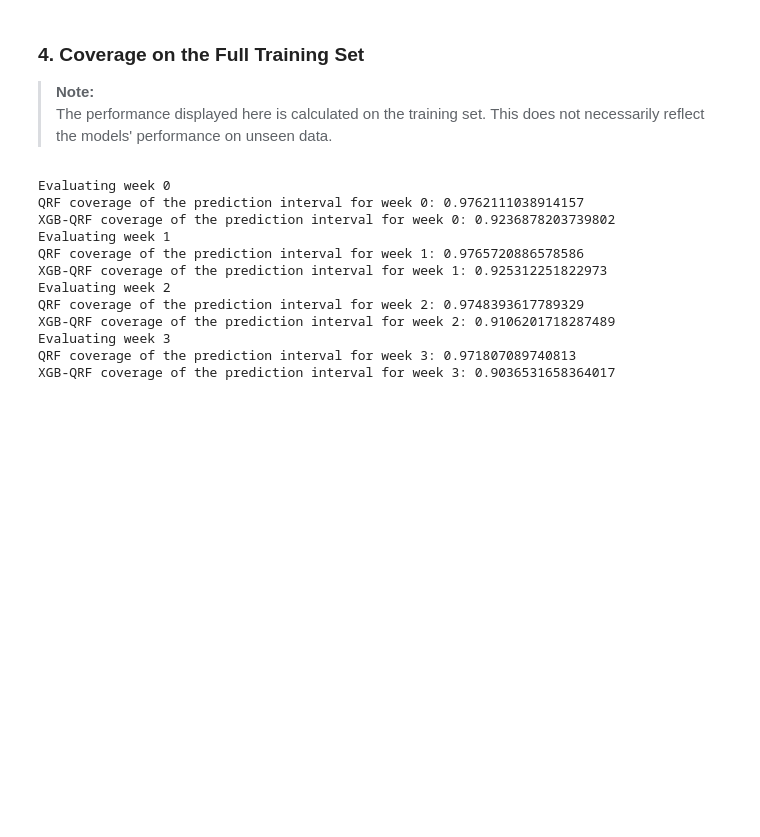
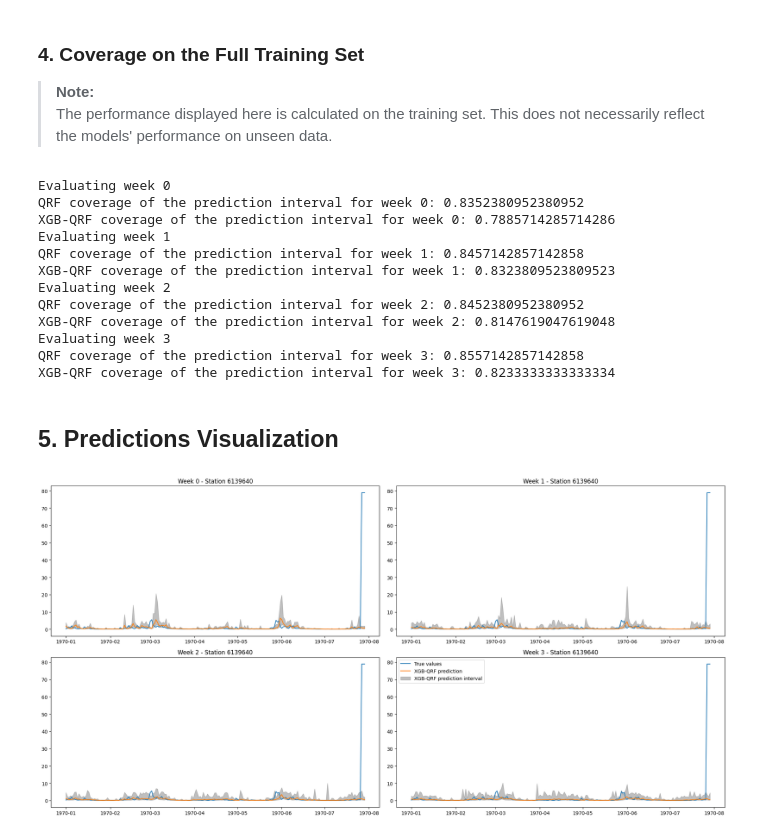
Before and after one commit to lucas066001/WaterScarcity.Hackathon, a Jupyter notebook: src/notebooks/Summary/03 - Model Training.ipynb, the cells around one changed output. Drawn from its saved outputs; the diff is of its cells as text; code cells hidden in the pictures; blank space fills up the shorter version.

```diff
--- a/src/notebooks/Summary/03 - Model Training.ipynb
+++ b/src/notebooks/Summary/03 - Model Training.ipynb
@@ -335,30 +392,68 @@ for i in range(NUMBER_OF_WEEK):
             X_train_eval, quantiles="mean", aggregate_leaves_first=False
         )
         y_pis_qrf = qrf[i].predict(X_train_eval, quantiles=[ALPHA / 2, 1 - ALPHA / 2])
-        coverage = (Y_train[i].values >= y_pis_qrf[:, 0]) & (
-            Y_train[i].values <= y_pis_qrf[:, 1]
+        coverage = (y_eval[i].values >= y_pis_qrf[:, 0]) & (
+            y_eval[i].values <= y_pis_qrf[:, 1]
         )
         print(
             f"QRF coverage of the prediction interval for week {i}: {coverage.mean()}"
         )
     if "xgb_qrf" in FINAL_MODELS:
         y_pis_xgb = xgb_qrf_models[i].predict(X_train_eval)
-        coverage = (Y_train[i].values >= y_pis_xgb[:, 0]) & (
-            Y_train[i].values <= y_pis_xgb[:, 2]
+        coverage = (y_eval[i].values >= y_pis_xgb[:, 0]) & (
+            y_eval[i].values <= y_pis_xgb[:, 2]
         )
         print(
             f"XGB-QRF coverage of the prediction interval for week {i}: {coverage.mean()}"
         )
 # %% [output]
 Evaluating week 0
-QRF coverage of the prediction interval for week 0: 0.9762111038914157
-XGB-QRF coverage of the prediction interval for week 0: 0.9236878203739802
+QRF coverage of the prediction interval for week 0: 0.8352380952380952
+XGB-QRF coverage of the prediction interval for week 0: 0.7885714285714286
 Evaluating week 1
-QRF coverage of the prediction interval for week 1: 0.9765720886578586
-XGB-QRF coverage of the prediction interval for week 1: 0.925312251822973
+QRF coverage of the prediction interval for week 1: 0.8457142857142858
+XGB-QRF coverage of the prediction interval for week 1: 0.8323809523809523
 Evaluating week 2
-QRF coverage of the prediction interval for week 2: 0.9748393617789329
-XGB-QRF coverage of the prediction interval for week 2: 0.9106201718287489
+QRF coverage of the prediction interval for week 2: 0.8452380952380952
+XGB-QRF coverage of the prediction interval for week 2: 0.8147619047619048
 Evaluating week 3
-QRF coverage of the prediction interval for week 3: 0.971807089740813
-XGB-QRF coverage of the prediction interval for week 3: 0.9036531658364017
+QRF coverage of the prediction interval for week 3: 0.8557142857142858
+XGB-QRF coverage of the prediction interval for week 3: 0.8233333333333334
+# %% [markdown]
+## 5. Predictions Visualization
+# %%
+import random
+import matplotlib.dates as mdates
+
+station = random.choice(list(y_train_stations))
+
+x_station = x_eval[x_eval["station_code"] == station].drop(columns=["station_code"])
+x_station = x_station.sort_index()
+y_station = y_eval[i][x_eval["station_code"] == station]
+
+fig, axes = plt.subplots(2, 2, figsize=(20, 10), sharey=False)
+
+for i in range(NUMBER_OF_WEEK):
+    ax = axes[i // 2, i % 2]
+    ax.set_title(f"Week {i} - Station {station}")
+    x_preds = xgb_qrf_models[i].predict(x_station)
+    x_pred = x_preds[:, 1]
+    x_pred_interval = np.stack([x_preds[:, 0], x_preds[:, 2]], axis=1)
+    ax.plot(x_station.index, y_station, label="True values")
+    ax.plot(x_station.index, x_pred, label="XGB-QRF prediction")
+    ax.fill_between(
+        x_station.index,
+        x_pred_interval[:, 0],
+        x_pred_interval[:, 1],
+        color="gray",
+        alpha=0.5,
+        label="XGB-QRF prediction interval",
+    )
+    ax.xaxis.set_major_locator(mdates.MonthLocator(interval=1))
+    ax.xaxis.set_major_formatter(mdates.DateFormatter("%Y-%m"))
+
+plt.tight_layout()
+plt.legend()
+plt.show()
+# %% [output]
+[figure, added]
```
Also changed, not shown: parts of 10 cells of this notebook, 8 other files.
